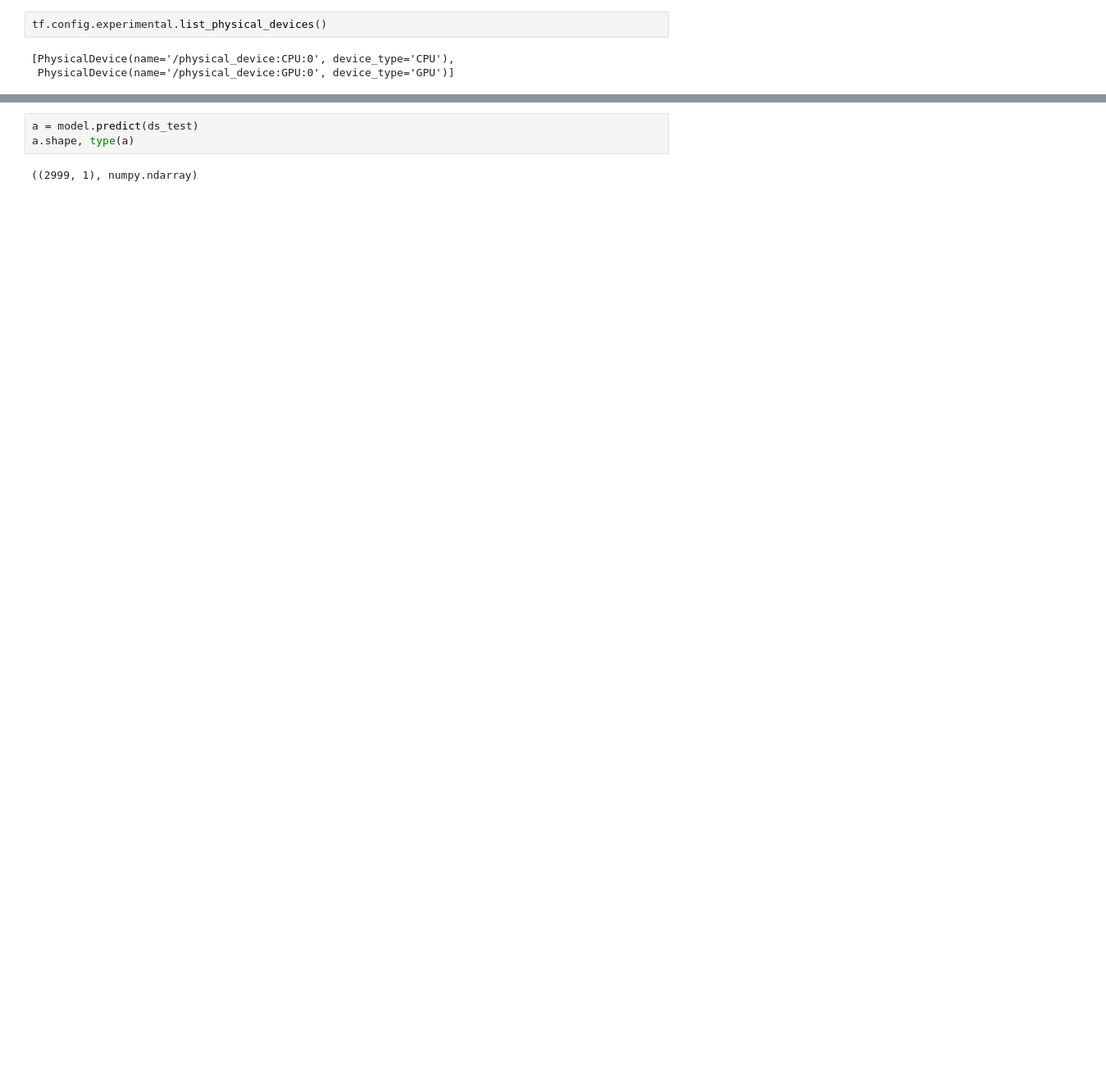
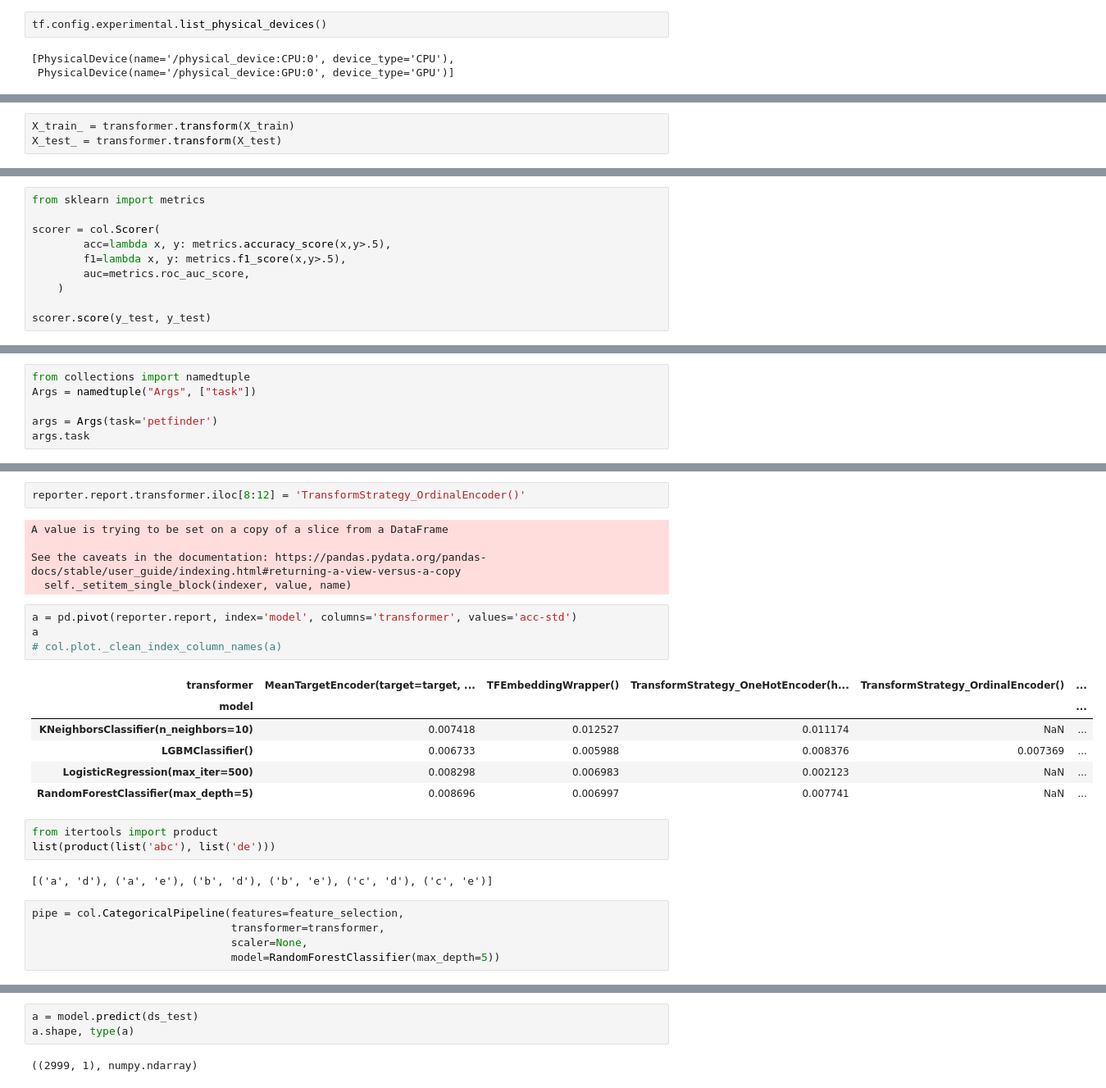
Before and after one commit to spayot/mte-plus, a Jupyter notebook: notebooks/tf_embeddings.ipynb, the cells around one changed output, grey strips where cells are left out. Shown: that part at 82% size. Cells and saved outputs as stored; diff of their text form; blank space fills up the shorter version.

```diff
--- a/notebooks/tf_embeddings.ipynb
+++ b/notebooks/tf_embeddings.ipynb
@@ -175,0 +170,3 @@ Epoch 5/5
+# %%
+X_train_ = transformer.transform(X_train)
+X_test_ = transformer.transform(X_test)
@@ -175,0 +175,10 @@ Epoch 5/5
+# %%
+from sklearn import metrics
+
+scorer = col.Scorer(
+        acc=lambda x, y: metrics.accuracy_score(x,y>.5),
+        f1=lambda x, y: metrics.f1_score(x,y>.5),
+        auc=metrics.roc_auc_score,
+    )
+
+scorer.score(y_test, y_test)
@@ -175,0 +189,6 @@ Epoch 5/5
+# %%
+from collections import namedtuple
+Args = namedtuple("Args", ["task"])
+
+args = Args(task='petfinder')
+args.task
@@ -175,0 +470,28 @@ Epoch 5/5
+# %%
+reporter.report.transformer.iloc[8:12] = 'TransformStrategy_OrdinalEncoder()'
+# %% [output]
+A value is trying to be set on a copy of a slice from a DataFrame
+
+See the caveats in the documentation: https://pandas.pydata.org/pandas-docs/stable/user_guide/indexing.html#returning-a-view-versus-a-copy
+  self._setitem_single_block(indexer, value, name)
+# %%
+a = pd.pivot(reporter.report, index='model', columns='transformer', values='acc-std')
+a
+# col.plot._clean_index_column_names(a)
+# %% [output]
+| transformer | MeanTargetEncoder(target=target, ... | TFEmbeddingWrapper() | TransformStrategy_OneHotEncoder(h... | TransformStrategy_OrdinalEncoder() | ... |
+| model |  |  |  |  | ... |
+| KNeighborsClassifier(n_neighbors=10) | 0.007418 | 0.012527 | 0.011174 | NaN | ... |
+| LGBMClassifier() | 0.006733 | 0.005988 | 0.008376 | 0.007369 | ... |
+| LogisticRegression(max_iter=500) | 0.008298 | 0.006983 | 0.002123 | NaN | ... |
+| RandomForestClassifier(max_depth=5) | 0.008696 | 0.006997 | 0.007741 | NaN | ... |
+# %%
+from itertools import product
+list(product(list('abc'), list('de')))
+# %% [output]
+[('a', 'd'), ('a', 'e'), ('b', 'd'), ('b', 'e'), ('c', 'd'), ('c', 'e')]
+# %%
+pipe = col.CategoricalPipeline(features=feature_selection,
+                               transformer=transformer,
+                               scaler=None,
+                               model=RandomForestClassifier(max_depth=5))
```
Also changed, not shown: parts of 65 cells of this notebook, 13 other files.
